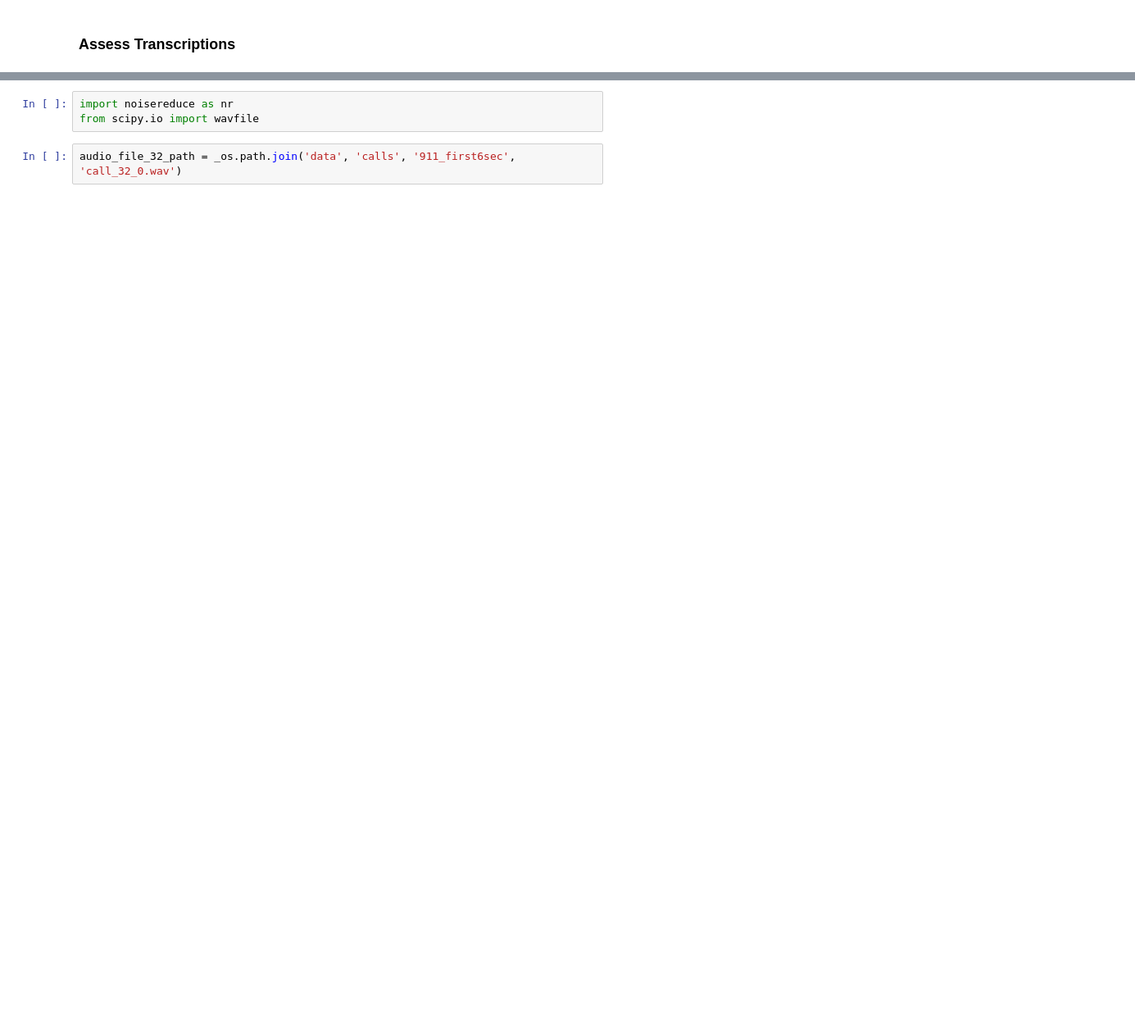
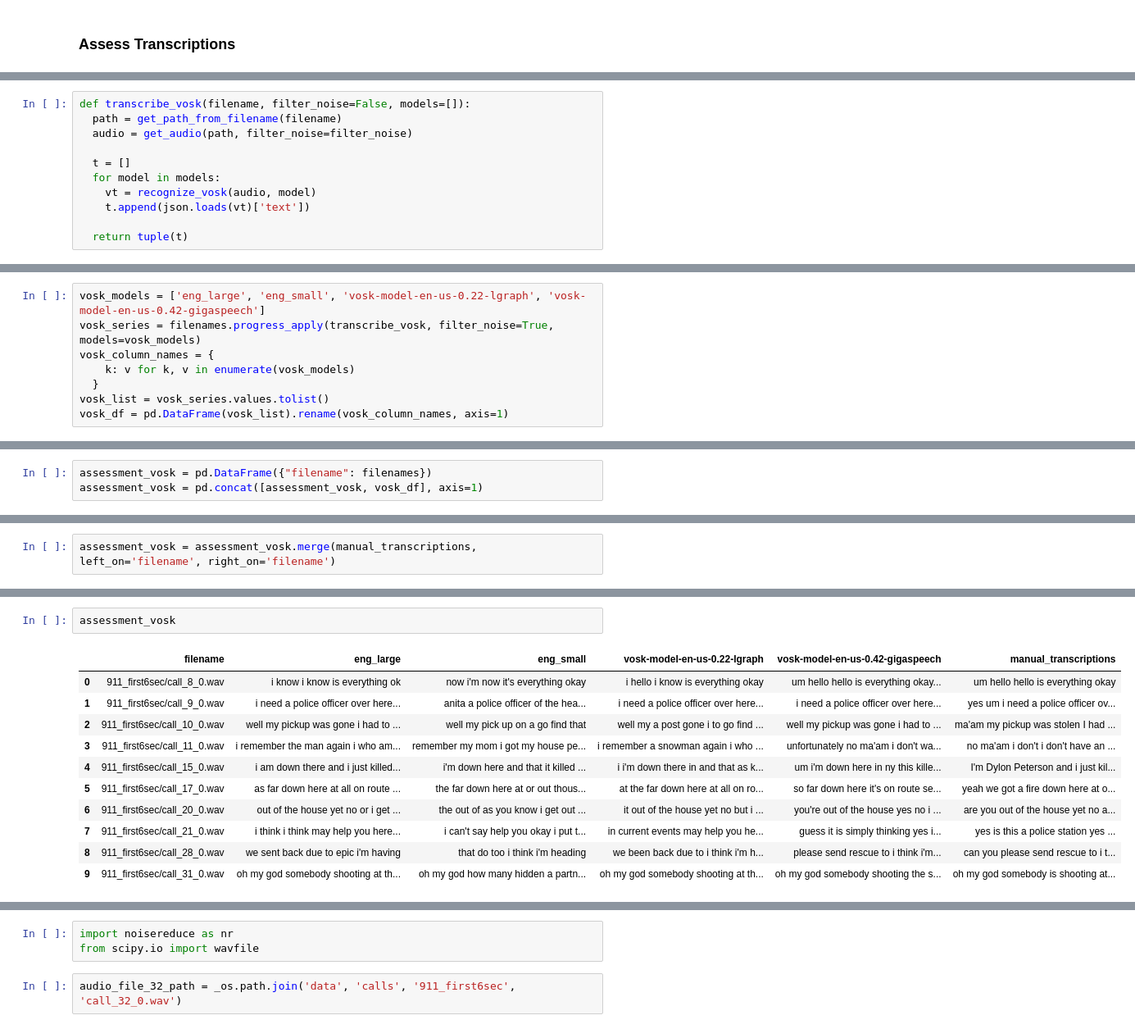
Before and after one commit to ramwtz/data-science-project, a Jupyter notebook: draft/text_eda.ipynb, the cells around one changed output, grey strips where cells are left out. Shown at 82% size. Cells and saved outputs as stored; diff of their text form; blank space fills up the shorter version.

```diff
--- a/draft/text_eda.ipynb
+++ b/draft/text_eda.ipynb
@@ -469,0 +328,11 @@ vosk_rec(audio_clean, 'vosk-model-en-us-0.42-gigaspeech')
+# %%
+def transcribe_vosk(filename, filter_noise=False, models=[]):
+  path = get_path_from_filename(filename)
+  audio = get_audio(path, filter_noise=filter_noise)
+
+  t = []
+  for model in models:
+    vt = recognize_vosk(audio, model)
+    t.append(json.loads(vt)['text'])
+
+  return tuple(t)
@@ -469,0 +341,8 @@ vosk_rec(audio_clean, 'vosk-model-en-us-0.42-gigaspeech')
+# %%
+vosk_models = ['eng_large', 'eng_small', 'vosk-model-en-us-0.22-lgraph', 'vosk-model-en-us-0.42-gigaspeech']
+vosk_series = filenames.progress_apply(transcribe_vosk, filter_noise=True, models=vosk_models)
+vosk_column_names = {
+    k: v for k, v in enumerate(vosk_models)
+  }
+vosk_list = vosk_series.values.tolist()
+vosk_df = pd.DataFrame(vosk_list).rename(vosk_column_names, axis=1)
@@ -469,0 +351,3 @@ vosk_rec(audio_clean, 'vosk-model-en-us-0.42-gigaspeech')
+# %%
+assessment_vosk = pd.DataFrame({"filename": filenames})
+assessment_vosk = pd.concat([assessment_vosk, vosk_df], axis=1)
@@ -469,0 +356,2 @@ vosk_rec(audio_clean, 'vosk-model-en-us-0.42-gigaspeech')
+# %%
+assessment_vosk = assessment_vosk.merge(manual_transcriptions, left_on='filename', right_on='filename')
@@ -469,0 +360,14 @@ vosk_rec(audio_clean, 'vosk-model-en-us-0.42-gigaspeech')
+# %%
+assessment_vosk
+# %% [output]
+|  | filename | eng_large | eng_small | vosk-model-en-us-0.22-lgraph | vosk-model-en-us-0.42-gigaspeech | manual_transcriptions |
+| 0 | 911_first6sec/call_8_0.wav | i know i know is everything ok | now i'm now it's everything okay | i hello i know is everything okay | um hello hello is everything okay... | um hello hello is everything okay |
+| 1 | 911_first6sec/call_9_0.wav | i need a police officer over here... | anita a police officer of the hea... | i need a police officer over here... | i need a police officer over here... | yes um i need a police officer ov... |
+| 2 | 911_first6sec/call_10_0.wav | well my pickup was gone i had to ... | well my pick up on a go find that | well my a post gone i to go find ... | well my pickup was gone i had to ... | ma'am my pickup was stolen I had ... |
+| 3 | 911_first6sec/call_11_0.wav | i remember the man again i who am... | remember my mom i got my house pe... | i remember a snowman again i who ... | unfortunately no ma'am i don't wa... | no ma'am i don't i don't have an ... |
+| 4 | 911_first6sec/call_15_0.wav | i am down there and i just killed... | i'm down here and that it killed ... | i i'm down there in and that as k... | um i'm down here in ny this kille... | I'm Dylon Peterson and i just kil... |
+| 5 | 911_first6sec/call_17_0.wav | as far down here at all on route ... | the far down here at or out thous... | at the far down here at all on ro... | so far down here it's on route se... | yeah we got a fire down here at o... |
+| 6 | 911_first6sec/call_20_0.wav | out of the house yet no or i get ... | the out of as you know i get out ... | it out of the house yet no but i ... | you're out of the house yes no i ... | are you out of the house yet no a... |
+| 7 | 911_first6sec/call_21_0.wav | i think i think may help you here... | i can't say help you okay i put t... | in current events may help you he... | guess it is simply thinking yes i... | yes is this a police station yes ... |
+| 8 | 911_first6sec/call_28_0.wav | we sent back due to epic i'm having | that do too i think i'm heading | we been back due to i think i'm h... | please send rescue to i think i'm... | can you please send rescue to i t... |
+| 9 | 911_first6sec/call_31_0.wav | oh my god somebody shooting at th... | oh my god how many hidden a partn... | oh my god somebody shooting at th... | oh my god somebody shooting the s... | oh my god somebody is shooting at... |
```
Also changed, not shown: parts of 133 cells of this notebook.
